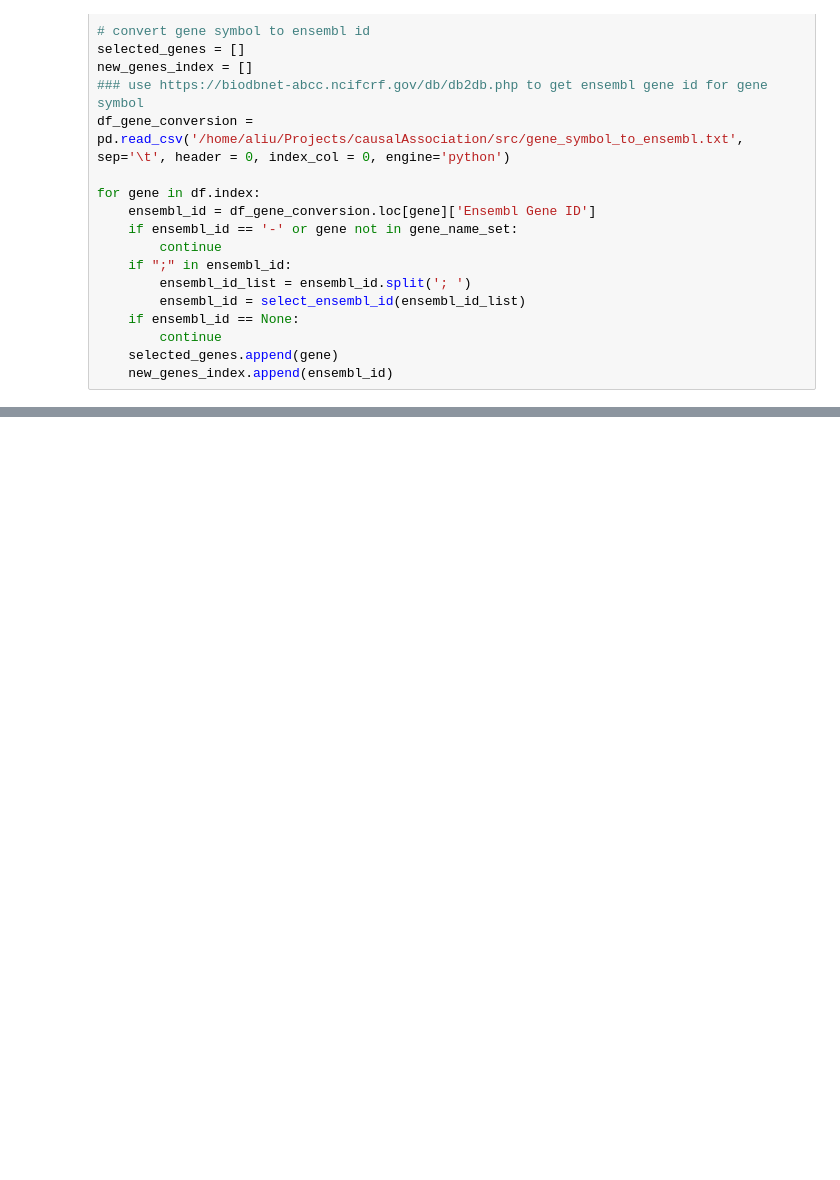
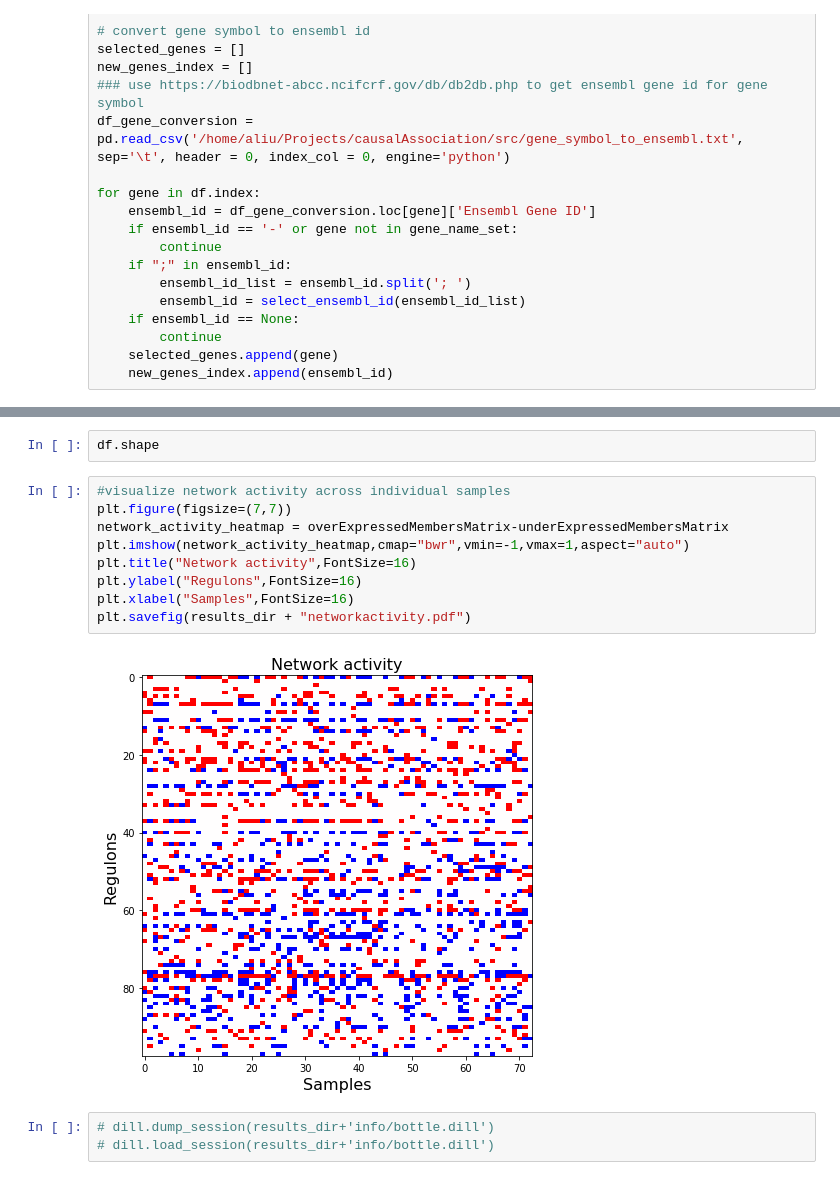
Before and after one commit to hypercubestart/CausalAssociation, a Jupyter notebook: miner2.ipynb, the cells around one changed output, grey strips where cells are left out. Drawn from its saved outputs; the diff is of its cells as text; blank space fills up the shorter version.

```diff
--- a/miner2.ipynb
+++ b/miner2.ipynb
@@ -373,0 +338,16 @@ mechanistic_output
+# %%
+df.shape
+# %%
+#visualize network activity across individual samples
+plt.figure(figsize=(7,7))
+network_activity_heatmap = overExpressedMembersMatrix-underExpressedMembersMatrix
+plt.imshow(network_activity_heatmap,cmap="bwr",vmin=-1,vmax=1,aspect="auto")
+plt.title("Network activity",FontSize=16)
+plt.ylabel("Regulons",FontSize=16)
+plt.xlabel("Samples",FontSize=16)
+plt.savefig(results_dir + "networkactivity.pdf")
+# %% [output]
+[figure, added]
+# %%
+# dill.dump_session(results_dir+'info/bottle.dill')
+# dill.load_session(results_dir+'info/bottle.dill')
```
Also changed, not shown: parts of 21 cells of this notebook, 24 other files.
